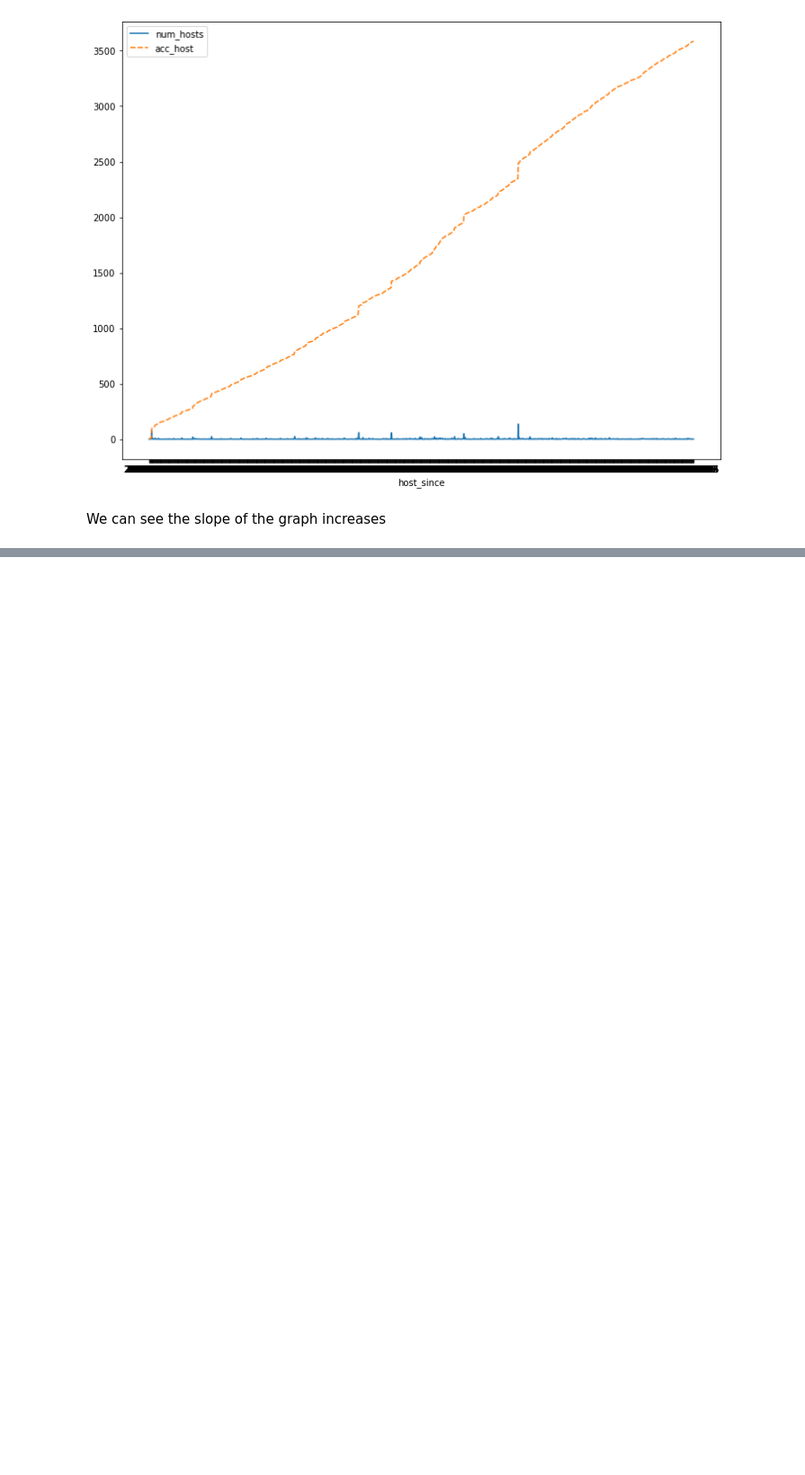
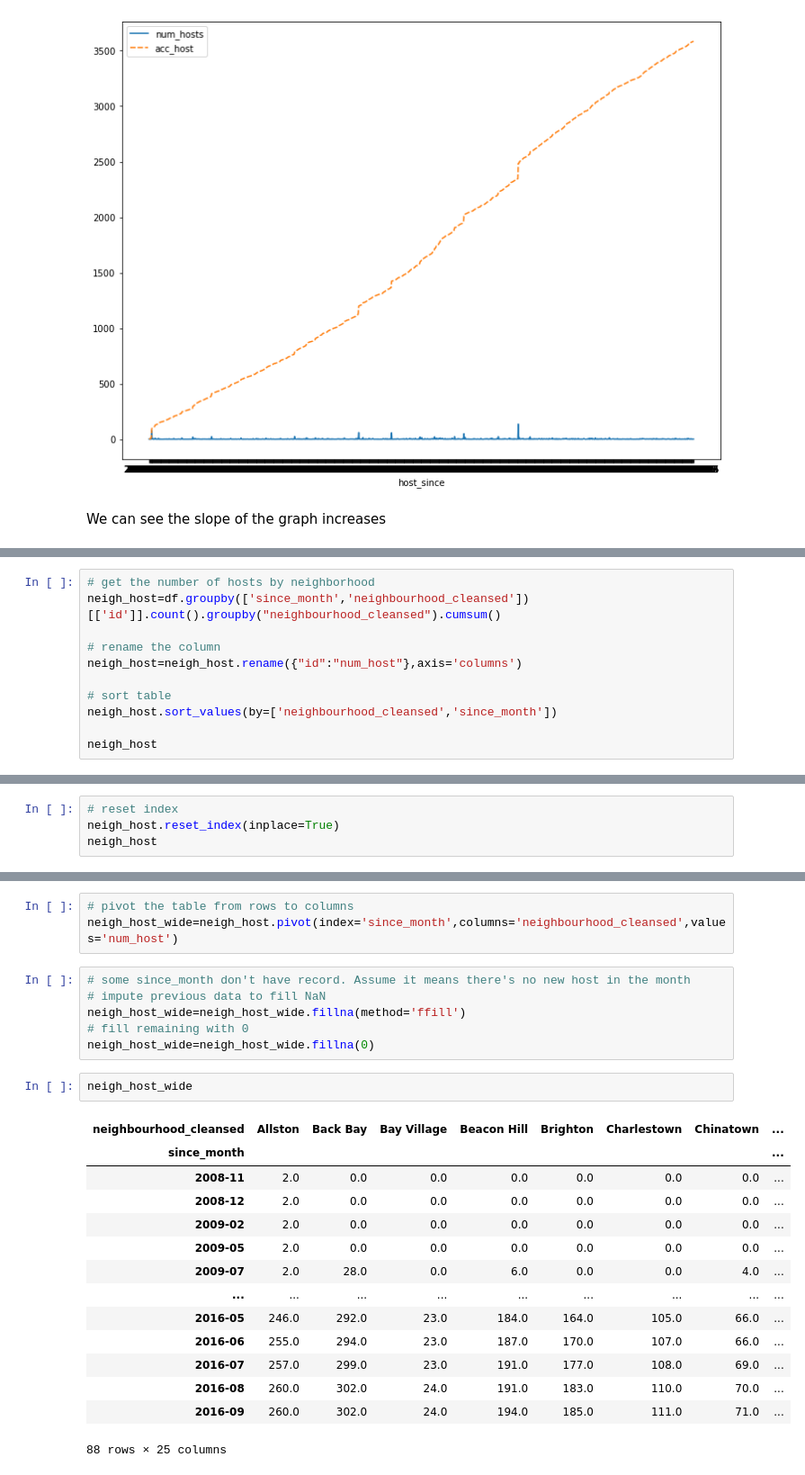
Before and after one commit to gloriagong001/Boston-Airbnb-Analysis, a Jupyter notebook: boston-airbnb.ipynb, the cells around one changed output, grey strips where cells are left out. Shown at 90% size. Cells and saved outputs as stored; diff of their text form; blank space fills up the shorter version.

```diff
--- a/boston-airbnb.ipynb
+++ b/boston-airbnb.ipynb
@@ -315,0 +321,11 @@ sns.lineplot(data=num_host)
+# %%
+# get the number of hosts by neighborhood
+neigh_host=df.groupby(['since_month','neighbourhood_cleansed'])[['id']].count().groupby("neighbourhood_cleansed").cumsum()
+
+# rename the column
+neigh_host=neigh_host.rename({"id":"num_host"},axis='columns')
+
+# sort table
+neigh_host.sort_values(by=['neighbourhood_cleansed','since_month'])
+
+neigh_host
@@ -315,0 +347,4 @@ sns.lineplot(data=num_host)
+# %%
+# reset index
+neigh_host.reset_index(inplace=True)
+neigh_host
@@ -315,0 +365,26 @@ sns.lineplot(data=num_host)
+# %%
+# pivot the table from rows to columns
+neigh_host_wide=neigh_host.pivot(index='since_month',columns='neighbourhood_cleansed',values='num_host')
+# %%
+# some since_month don't have record. Assume it means there's no new host in the month
+# impute previous data to fill NaN
+neigh_host_wide=neigh_host_wide.fillna(method='ffill')
+# fill remaining with 0
+neigh_host_wide=neigh_host_wide.fillna(0)
+# %%
+neigh_host_wide
+# %% [output]
+| neighbourhood_cleansed | Allston | Back Bay | Bay Village | Beacon Hill | Brighton | Charlestown | Chinatown | ... |
+| since_month |  |  |  |  |  |  |  | ... |
+| 2008-11 | 2.0 | 0.0 | 0.0 | 0.0 | 0.0 | 0.0 | 0.0 | ... |
+| 2008-12 | 2.0 | 0.0 | 0.0 | 0.0 | 0.0 | 0.0 | 0.0 | ... |
+| 2009-02 | 2.0 | 0.0 | 0.0 | 0.0 | 0.0 | 0.0 | 0.0 | ... |
+| 2009-05 | 2.0 | 0.0 | 0.0 | 0.0 | 0.0 | 0.0 | 0.0 | ... |
+| 2009-07 | 2.0 | 28.0 | 0.0 | 6.0 | 0.0 | 0.0 | 4.0 | ... |
+| ... | ... | ... | ... | ... | ... | ... | ... | ... |
+| 2016-05 | 246.0 | 292.0 | 23.0 | 184.0 | 164.0 | 105.0 | 66.0 | ... |
+| 2016-06 | 255.0 | 294.0 | 23.0 | 187.0 | 170.0 | 107.0 | 66.0 | ... |
+| 2016-07 | 257.0 | 299.0 | 23.0 | 191.0 | 177.0 | 108.0 | 69.0 | ... |
+| 2016-08 | 260.0 | 302.0 | 24.0 | 191.0 | 183.0 | 110.0 | 70.0 | ... |
+| 2016-09 | 260.0 | 302.0 | 24.0 | 194.0 | 185.0 | 111.0 | 71.0 | ... |
+88 rows × 25 columns
```
Also changed, not shown: parts of 5 cells of this notebook.
